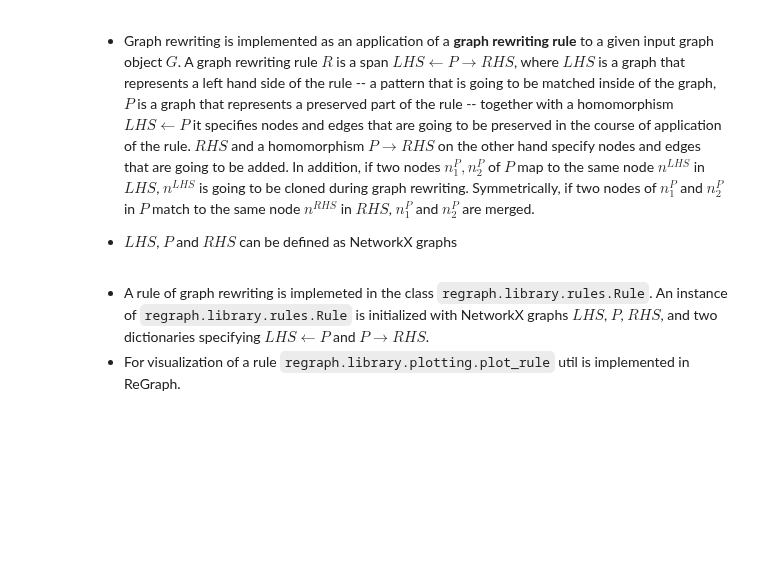
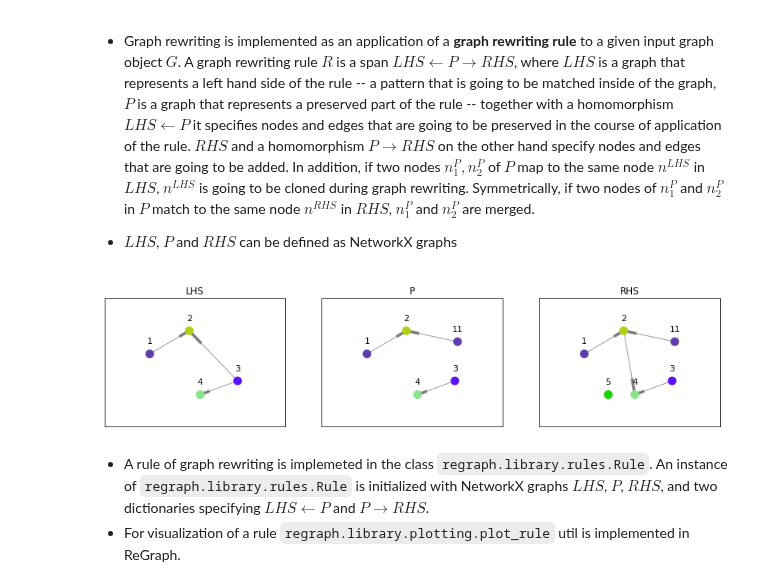
Before and after one commit to Kappa-Dev/ReGraph, a Jupyter notebook: examples/ReGraph_demo.ipynb, the cells around one changed output. Saved outputs shown, nothing was run; the diff lists cells and outputs as text; code cells hidden in the pictures; blank space fills up the shorter version.

```diff
--- a/examples/ReGraph_demo.ipynb
+++ b/examples/ReGraph_demo.ipynb
@@ -119,3 +142,7 @@ p_rhs = {1: 1, '1_clone': '1_clone', 2: 2, 3: 3, 4: 4}
+# %%
+plot_rule(r1)
+# %% [output]
+[figure, added]
 # %% [markdown]
 - A rule of graph rewriting is implemeted in the class `regraph.library.rules.Rule`. An instance of `regraph.library.rules.Rule` is initialized with NetworkX graphs $LHS$, $P$, $RHS$, and two dictionaries specifying $LHS \leftarrow P$ and $P \rightarrow RHS$.
 - For visualization of a rule `regraph.library.plotting.plot_rule` util is implemented in ReGraph.
```
Also changed, not shown: parts of 8 cells of this notebook, 5 other files.
